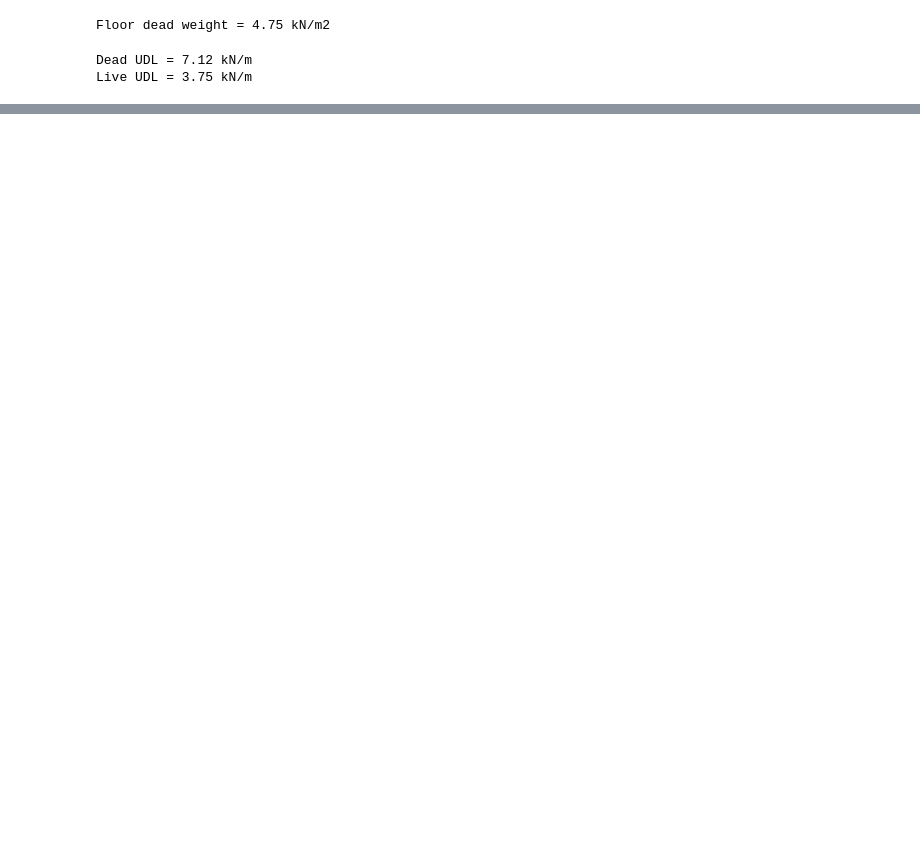
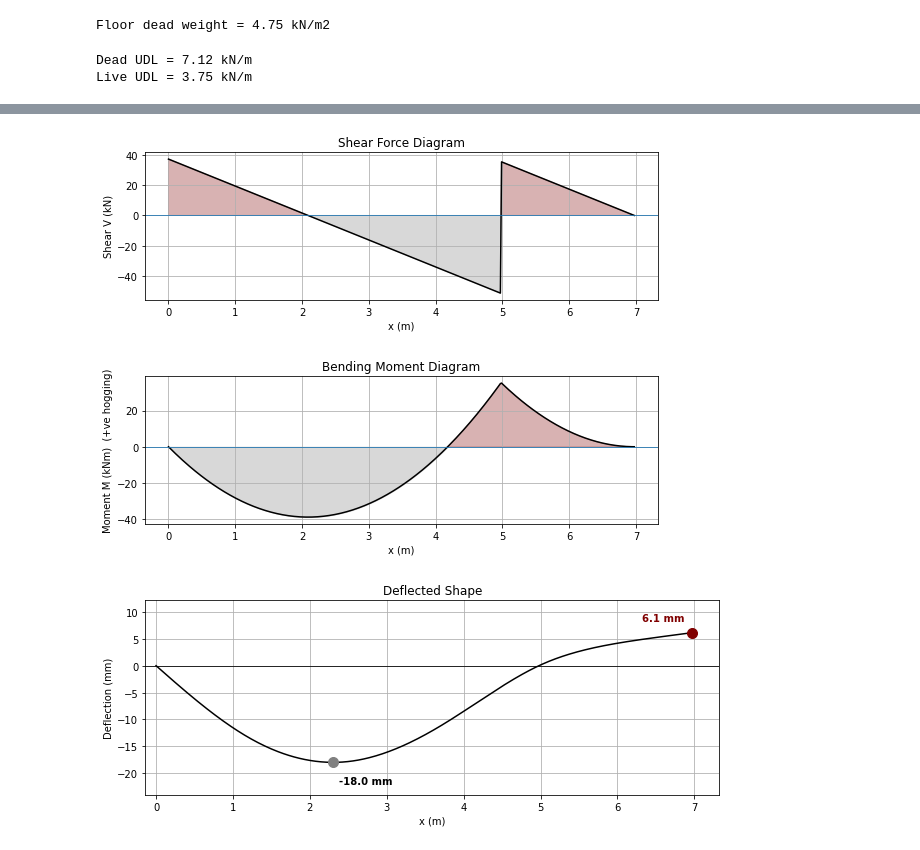
Before and after one commit to 3minuterecord/structural_calcs, a Jupyter notebook: BK_beam_load_calcs.ipynb, the cells around one changed output, grey strips where cells are left out. Saved outputs shown, nothing was run; the diff lists cells and outputs as text; code cells hidden in the pictures; blank space fills up the shorter version.

```diff
--- a/BK_beam_load_calcs.ipynb
+++ b/BK_beam_load_calcs.ipynb
@@ -298,0 +107,29 @@ Total defl (mm):  4.117564758263224
+# %%
+# ULS [1.4D L + 1.6 LL]
+# ======================
+wD = (8.18 + 0.25) * 1.4
+wQ = 3.75 * 1.6
+w_total = wD + wQ
+
+loads_uls1 = [w_total, w_total]  # same UDL both spans
+res_uls1 = hp.analyze_beam(spans, loads_uls1, supports, E, I)
+
+x = res_uls1["x"]
+V = res_uls1["V"]
+M = res_uls1["M"]
+v = res_uls1["v"]
+
+# --- Rounded results ---
+M_min = round(M.min(), 1)
+M_max = round(M.max(), 1)
+v_max = round(v.min() * 1000, 1)   # mm (downward is negative)
+
+support_positions = [round(p, 3) for p in res_uls1["support_positions"]]
+support_reactions = [round(r, 1) for r in res_uls1["support_reactions"]]
+
+# --- Output ---
+print("Support positions (m):", support_positions)
+print("Support reactions (kN):", support_reactions)
+print("Max sagging M (kNm):", M_max)
+print("Max hogging M (kNm):", M_min)
+print("Max deflection (mm):", v_max)
@@ -349,0 +144,6 @@ plt.show()
+# %%
+hp.plot_shear_moment_deflection(x, V, M, -v*1000)
+# %% [output]
+[figure, added]
+[figure, added]
+[figure, added]
```
Also changed, not shown: parts of 15 cells of this notebook, 4 other files.
